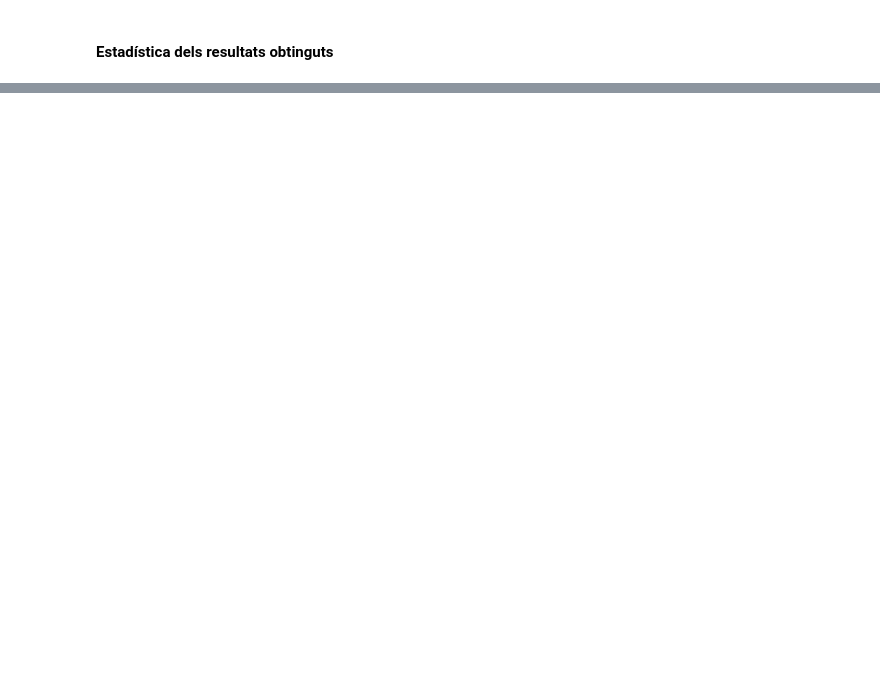
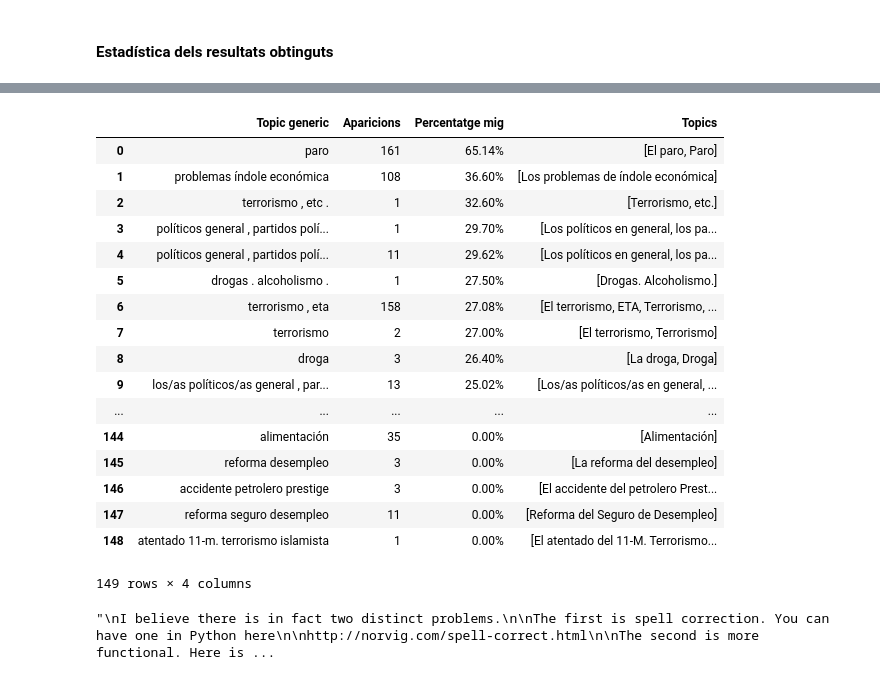
Before and after one commit to pablofs/SpanishTrendingPolitics, a Jupyter notebook: notebooks/0008_[output to MongoDB].ipynb, the cells around one changed output, grey strips where cells are left out. Drawn from its saved outputs; the diff is of its cells as text; code cells hidden in the pictures; blank space fills up the shorter version.

```diff
--- a/notebooks/0008_[output to MongoDB].ipynb
+++ b/notebooks/0008_[output to MongoDB].ipynb
@@ -1102,5 +1239,12 @@ Num. of docs without results: 68 , 29.0 %
 # %%
 from gridfs import GridFS
+
+from nltk.corpus import stopwords
+from nltk.tokenize import word_tokenize
+
+# Mètode per eliminar les paraules que pertanyen a un conjunt de paraules donat (custom_set_of_words)
+def remove_custom_set_of_words(tokenized_doc, custom_set_of_words):
+    return [ word for word in tokenized_doc if word not in custom_set_of_words ]
 
 #
 barometro_docs_collection = db['barometro_docs']
@@ -1115,24 +1259,31 @@ if result.count() > 0 :
     topic_dictionary = {}
     for doc in result:
         if len(doc['barometro_dict']) > 0:
+            for topic in doc['barometro_dict']:
 
-            for topic in doc['barometro_dict']:
-                if topic[0] in topic_dictionary:
-                    topic_dictionary[topic[0]]['num'] += 1
-                    topic_dictionary[topic[0]]['value'] += topic[1]
+                tokenized_topic = word_tokenize(topic[0].lower())
+                tokenized_topic_no_stopwords = remove_custom_set_of_words(tokenized_topic, stopwords.words('spanish'))
+                topic_no_stopwords = ' '.join(tokenized_topic_no_stopwords)
+
+                if topic_no_stopwords in topic_dictionary:
+                    topic_dictionary[topic_no_stopwords]['num'] += 1
+                    topic_dictionary[topic_no_stopwords]['value'] += topic[1]
+                    if topic[0] not in topic_dictionary[topic_no_stopwords]['original']:
+                        topic_dictionary[topic_no_stopwords]['original'].append(topic[0])
                 else:
-                    topic_dictionary[topic[0]] = {'num':1, 'value':topic[1]}
+                    topic_dictionary[topic_no_stopwords] = {'num':1, 'value':topic[1], 'original':[topic[0]]}
 
     topic_list = []
     for topic in topic_dictionary:
-        topic_list.append((topic,topic_dictionary[topic]['num'],topic_dictionary[topic]['value']/topic_dictionary[topic]['num']))
+        topic_list.append([topic,topic_dictionary[topic]['num'],topic_dictionary[topic]['value']/topic_dictionary[topic]['num'], topic_dictionary[topic]['original']])
 
     topic_list.sort(key=lambda tup: tup[2], reverse=True)
 
     print "\n-------------------------------------------"
     print "len(topic_list):", len(topic_list)
     for topic in topic_list:
-        print topic[0], " --> ", topic[2], " (", topic[1], ")"
+        # print topic[0], " --> ", "{0:.2f}%".format(topic[2]), "(%d)" % topic[1], "["," | ".join(topic[3]),"]"
+        print topic[0] + ";" + ";".join(topic[3])
     print "-------------------------------------------\n"
 # %% [output]
 Num. of docs: 229
@@ -1154 +1305,48 @@ La reforma del desempleo  -->  0.0  ( 3 )
 -------------------------------------------
+# %%
+import pandas as pd
+import IPython.display
+from IPython.core.display import HTML
+
+topic_df = pd.DataFrame(topic_list, columns=['Topic generic','Aparicions','Percentatge mig', 'Topics'])
+pd.options.display.float_format = '{:,.2f}%'.format
+
+topic_df
+# %% [output]
+|  | Topic generic | Aparicions | Percentatge mig | Topics |
+| 0 | paro | 161 | 65.14% | [El paro, Paro] |
+| 1 | problemas índole económica | 108 | 36.60% | [Los problemas de índole económica] |
+| 2 | terrorismo , etc . | 1 | 32.60% | [Terrorismo, etc.] |
+| 3 | políticos general , partidos polí... | 1 | 29.70% | [Los políticos en general, los pa... |
+| 4 | políticos general , partidos polí... | 11 | 29.62% | [Los políticos en general, los pa... |
+| 5 | drogas . alcoholismo . | 1 | 27.50% | [Drogas. Alcoholismo.] |
+| 6 | terrorismo , eta | 158 | 27.08% | [El terrorismo, ETA, Terrorismo, ... |
+| 7 | terrorismo | 2 | 27.00% | [El terrorismo, Terrorismo] |
+| 8 | droga | 3 | 26.40% | [La droga, Droga] |
+| 9 | los/as políticos/as general , par... | 13 | 25.02% | [Los/as políticos/as en general, ... |
+| ... | ... | ... | ... | ... |
+| 144 | alimentación | 35 | 0.00% | [Alimentación] |
+| 145 | reforma desempleo | 3 | 0.00% | [La reforma del desempleo] |
+| 146 | accidente petrolero prestige | 3 | 0.00% | [El accidente del petrolero Prest... |
+| 147 | reforma seguro desempleo | 11 | 0.00% | [Reforma del Seguro de Desempleo] |
+| 148 | atentado 11-m. terrorismo islamista | 1 | 0.00% | [El atentado del 11-M. Terrorismo... |
+149 rows × 4 columns
+# %%
+# What is a good strategy to group similar words?
+# http://stackoverflow.com/questions/6579263/what-is-a-good-strategy-to-group-similar-words
+'''
+I believe there is in fact two distinct problems.
+
+The first is spell correction. You can have one in Python here
+
+http://norvig.com/spell-correct.html
+
+The second is more functional. Here is what I'd do after the spell correction. I would make a relation function.
+
+related( sentence1, sentence2 ) if and only if sentence1 and sentence2 have rare common words. By rare, I mean words different than (The, what, is, etc...). You can take a look at the TF/IDF system to determine if two document are related using their words. Just googling a bit I found this:
+
+https://code.google.com/p/tfidf/
+[http://en.wikipedia.org/wiki/Tf%E2%80%93idf]
+'''
+# %% [output]
+"\nI believe there is in fact two distinct problems.\n\nThe first is spell correction. You can have one in Python here\n\nhttp://norvig.com/spell-correct.html\n\nThe second is more functional. Here is ...
```
Also changed, not shown: parts of 59 cells of this notebook, 9 other files.
